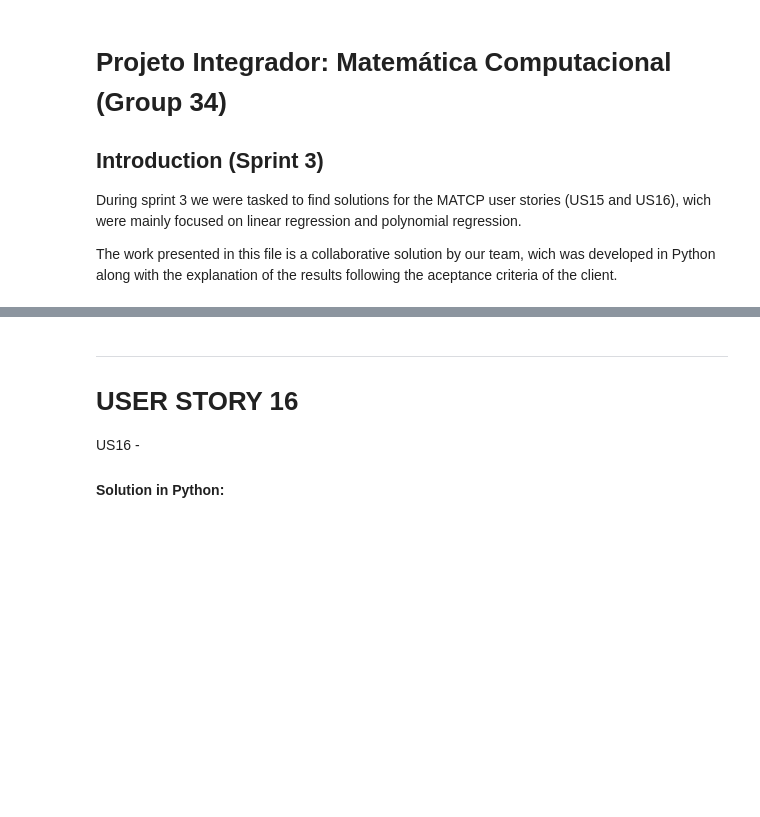
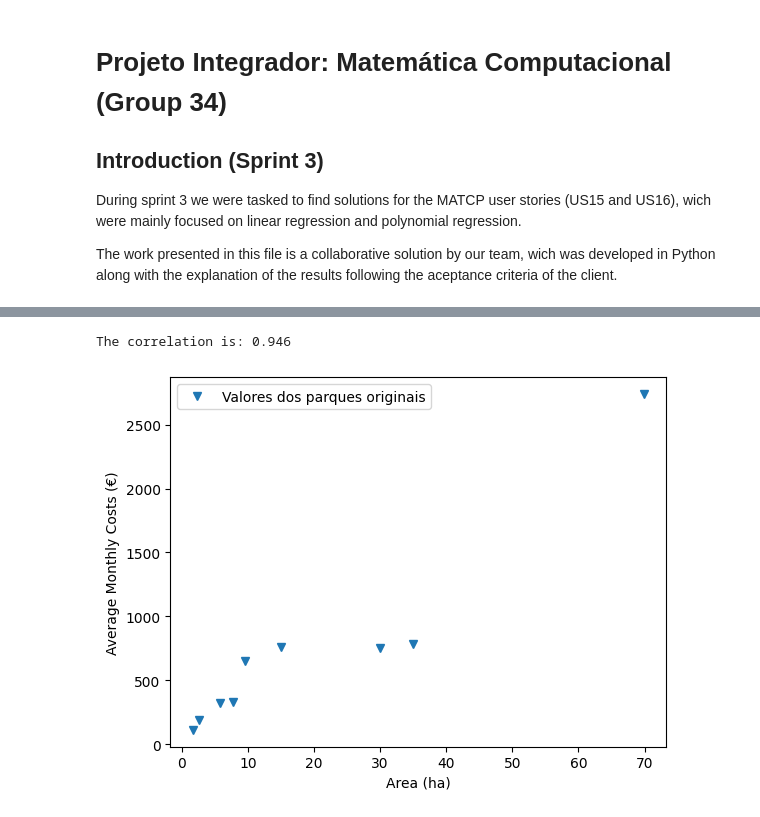
Before and after one commit to Rui-San/LAPR2_2023_2024, a Jupyter notebook: src/MATCP/sprint 3/MATCP_sprint3_solution.ipynb, the cells around one changed output, grey strips where cells are left out. Cells and saved outputs as stored; diff of their text form; code cells hidden in the pictures; blank space fills up the shorter version.

```diff
--- a/src/MATCP/sprint 3/MATCP_sprint3_solution.ipynb
+++ b/src/MATCP/sprint 3/MATCP_sprint3_solution.ipynb
@@ -13,3 +17,20 @@ import scipy as sp
+# %%
+dataHeaders = ['Park','Year', 'Month', 'Day', 'Consumption']
+df_water_consumption = pd.read_csv('water_consumption_updated.csv', sep=';', names=dataHeaders, skiprows=1);
+df_water_consumption['Consumption'] = df_water_consumption['Consumption'].str.replace(',', '.')
+df_water_consumption['Consumption'] = pd.to_numeric(df_water_consumption['Consumption'])
+df_water_consumption['Month'] = pd.to_numeric(df_water_consumption['Month'])
+
+areaHeaders = ['Park', 'Area']
+areaData = pd.read_csv('area.csv', sep=';', names=areaHeaders, skiprows=1);
+areaData['Area'] = areaData['Area'].str.replace(',', '.')
+areaData['Area'] = pd.to_numeric(areaData['Area'])
+
+us14_headers = ['size','time']
+us14_data = pd.read_csv('solution_us14.csv', sep=';', names=us14_headers, skiprows=1);
+us14_data['size'] = pd.to_numeric(us14_data['size'], errors='coerce')
+us14_data['time'] = us14_data['time'].str.replace(',', '.')
+us14_data['time'] = pd.to_numeric(us14_data['time'], errors='coerce')
 # %% [markdown]
 ---
 # USER STORY 15 - Introduction
@@ -95,7 +63,29 @@ Custo esperado mensal para um parque de 55ha:  7906.858287649215
-# %% [markdown]
----
-# USER STORY 16
-
-US16 -
-
-#### Solution in Python:
+# %%
+df_water_consumption_monthly = df_water_consumption.groupby(['Park', 'Year', 'Month'])['Consumption'].sum().reset_index()
+df_nmonths = df_water_consumption_monthly.groupby(['Park'])['Month'].count().reset_index()
+df_water_consumption_monthly['Costs'] = df_water_consumption_monthly['Consumption'].apply(lambda x: x*0.7 if x <= 1000 else 1000 * 0.7 + (x-1000)* 0.7 * 1.15)
+df_water_consumption_monthly = df_water_consumption_monthly.groupby(['Park'])['Costs'].sum().reset_index()
+df_water_consumption_monthly = df_water_consumption_monthly.merge(df_nmonths, on='Park')
+
+df_avg_monthly_costs = df_water_consumption_monthly.copy()
+df_avg_monthly_costs['avgMonthlyCost'] = df_water_consumption_monthly['Costs'].div(df_water_consumption_monthly['Month'])
+
+df_avg_monthly_costs = df_avg_monthly_costs.merge(areaData, on='Park')
+
+df_avg_monthly_costs = df_avg_monthly_costs.sort_values(by='avgMonthlyCost')
+
+x = df_avg_monthly_costs['Area'].values
+y = df_avg_monthly_costs['avgMonthlyCost'].values
+
+corr_r, pearson_r = sp.stats.pearsonr(x,y)
+
+df = pd.DataFrame({'x':x, 'y':y})  # Corrected this line
+plt.plot(df.x, df.y, 'v', label='Valores dos parques originais')
+plt.xlabel('Area (ha)')
+plt.ylabel('Average Monthly Costs (€)')
+plt.legend()
+
+print(f"\nThe correlation is: {corr_r:.3f}")
+# %% [output]
+The correlation is: 0.946
+[figure, added]
```
Also changed, not shown: parts of 11 cells of this notebook.
